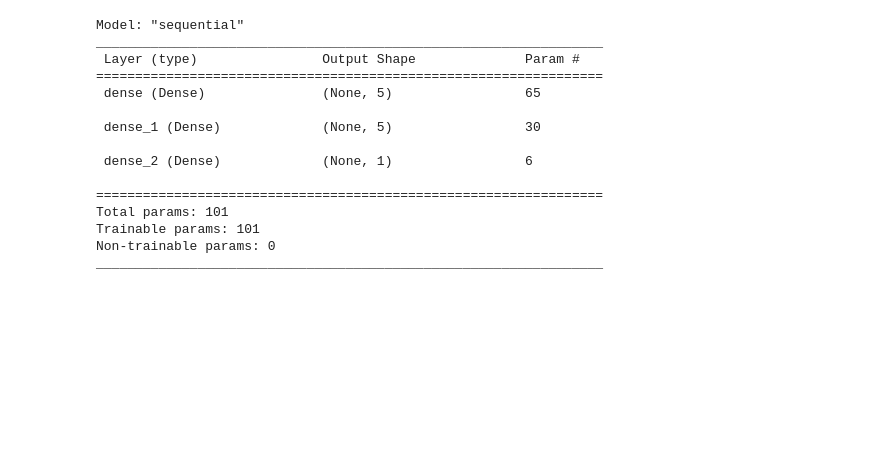
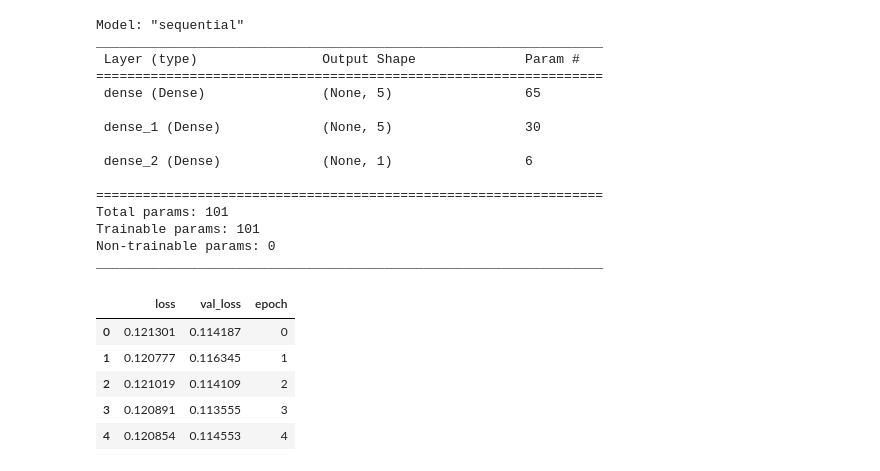
Before and after one commit to Tenergai/challenge-3, a Jupyter notebook: Generation Prediction DNN/DNN Regression.ipynb, the cells around one changed output. Drawn from its saved outputs; the diff is of its cells as text; code cells hidden in the pictures; blank space fills up the shorter version.

```diff
--- a/Generation Prediction DNN/DNN Regression.ipynb
+++ b/Generation Prediction DNN/DNN Regression.ipynb
@@ -393,0 +462,11 @@ _________________________________________________________________
+# %%
+hist = pd.DataFrame(history.history)
+hist['epoch'] = history.epoch
+hist.tail()
+# %% [output]
+|  | loss | val_loss | epoch |
+| 0 | 0.121301 | 0.114187 | 0 |
+| 1 | 0.120777 | 0.116345 | 1 |
+| 2 | 0.121019 | 0.114109 | 2 |
+| 3 | 0.120891 | 0.113555 | 3 |
+| 4 | 0.120854 | 0.114553 | 4 |
```
Also changed, not shown: parts of 8 cells of this notebook, 4 other files.
